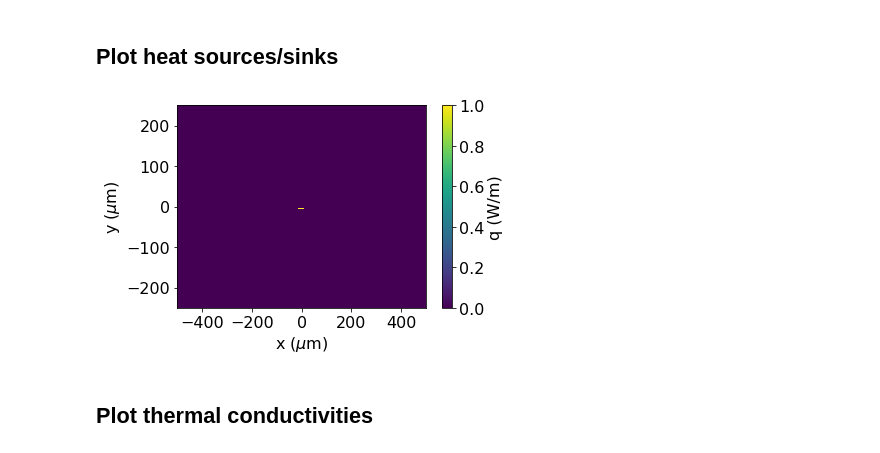
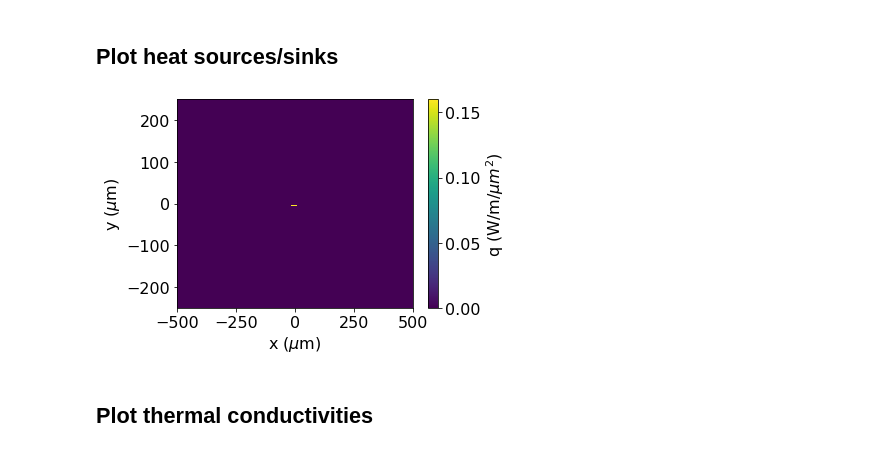
Before and after one commit to microncubed/3-omega, a Jupyter notebook: scripts/01_run_simulations.ipynb, the cells around one changed output. Drawn from its saved outputs; the diff is of its cells as text; code cells hidden in the pictures.

```diff
--- a/scripts/01_run_simulations.ipynb
+++ b/scripts/01_run_simulations.ipynb
@@ -65,19 +65,19 @@ with open(filename,'r') as f:
 # %%
 fig,ax=plt.subplots(1,1,figsize=[6,4])
 
-myplot = ax.pcolor(x,y,Q_in.T,shading='auto')
+myplot = ax.pcolor(x,y,Q_in.T/dx/dy/1e12,shading='auto')
 ax.set_xlim(x.min(),x.max())
 ax.set_ylim(y.min(),y.max())
 ax.set_xlabel('x ($\mu$m)')
 ax.set_ylabel('y ($\mu$m)')
 cbar = fig.colorbar(myplot)
-cbar.set_label('q (W/m)')
+cbar.set_label('q (W/m/$\mu m^2$)')
 fig.tight_layout()
 
 if save_file==True:
     fig.savefig(figpath+ '/'+save_name+'_q.png',dpi=300)
 # %% [output]
-[figure, old version]
+[figure, new version]
 # %% [markdown]
 ## Plot thermal conductivities
 # %%
```
Also changed, not shown: parts of 5 cells of this notebook, 4 other files.
